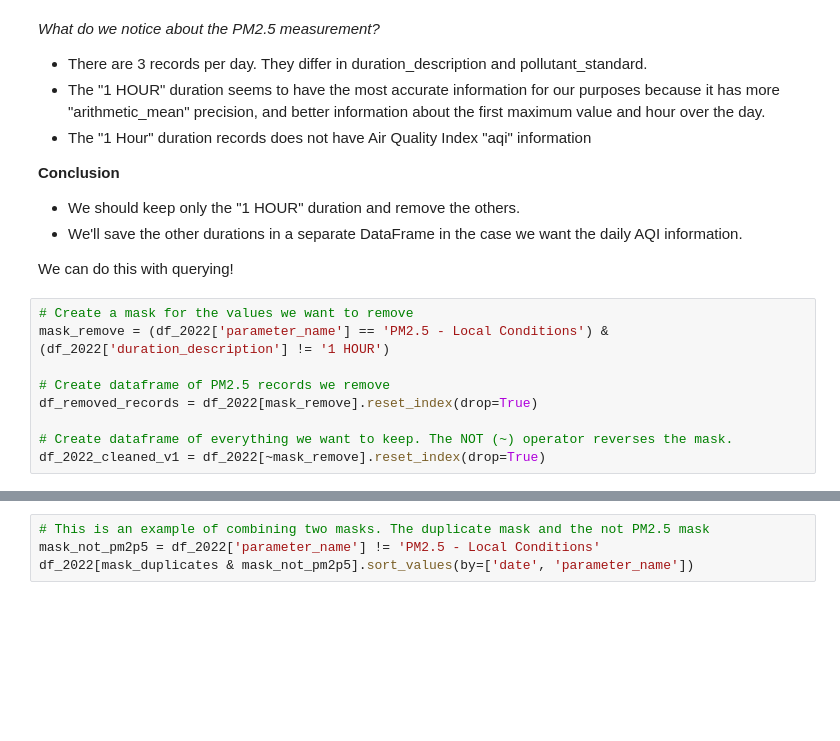
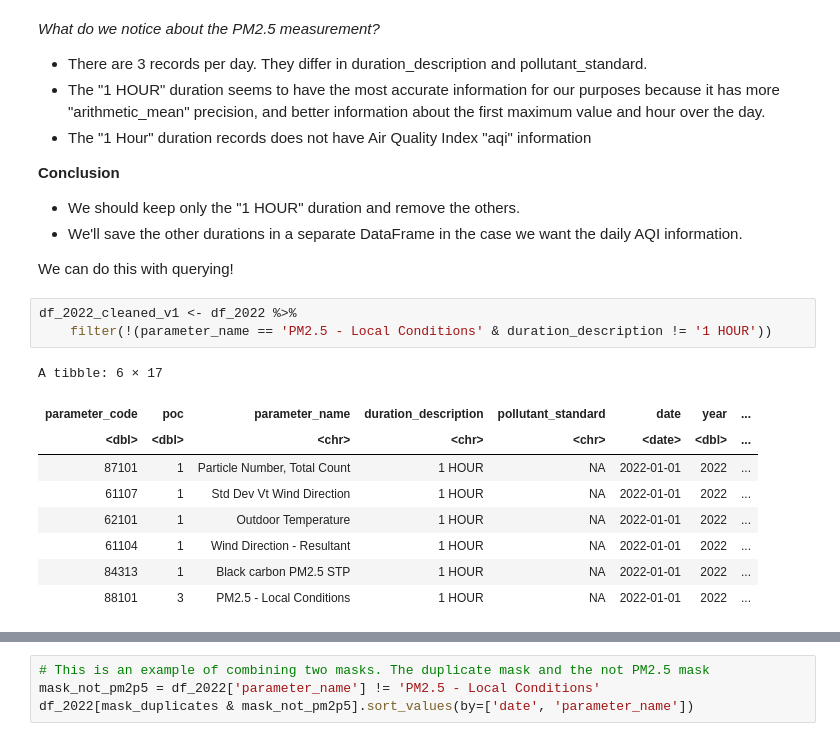
Before and after one commit to MPA-2065-FA24/mpa2065-fall2024, a Jupyter notebook: exploratory_data_analysis/notebooks/1.0-gtd-eda-walkthrough.ipynb, the cells around one changed output, grey strips where cells are left out. Cells and saved outputs as stored; diff of their text form; blank space fills up the shorter version.

```diff
--- a/exploratory_data_analysis/notebooks/1.0-gtd-eda-walkthrough.ipynb
+++ b/exploratory_data_analysis/notebooks/1.0-gtd-eda-walkthrough.ipynb
@@ -915,13 +922,17 @@ The PM2.5 measurment seems to have something different going on than the other d
 * We'll save the other durations in a separate DataFrame in the case we want the daily AQI information.
 
 We can do this with querying!
-# %%
-# Create a mask for the values we want to remove
-mask_remove = (df_2022['parameter_name'] == 'PM2.5 - Local Conditions') & (df_2022['duration_description'] != '1 HOUR')
-
-# Create dataframe of PM2.5 records we remove
-df_removed_records = df_2022[mask_remove].reset_index(drop=True)
-
-# Create dataframe of everything we want to keep. The NOT (~) operator reverses the mask.
-df_2022_cleaned_v1 = df_2022[~mask_remove].reset_index(drop=True)
+# %%
+df_2022_cleaned_v1 <- df_2022 %>%
+    filter(!(parameter_name == 'PM2.5 - Local Conditions' & duration_description != '1 HOUR'))
+# %% [output]
+A tibble: 6 × 17
+| parameter_code | poc | parameter_name | duration_description | pollutant_standard | date | year | ... |
+| <dbl> | <dbl> | <chr> | <chr> | <chr> | <date> | <dbl> | ... |
+| 87101 | 1 | Particle Number, Total Count | 1 HOUR | NA | 2022-01-01 | 2022 | ... |
+| 61107 | 1 | Std Dev Vt Wind Direction | 1 HOUR | NA | 2022-01-01 | 2022 | ... |
+| 62101 | 1 | Outdoor Temperature | 1 HOUR | NA | 2022-01-01 | 2022 | ... |
+| 61104 | 1 | Wind Direction - Resultant | 1 HOUR | NA | 2022-01-01 | 2022 | ... |
+| 84313 | 1 | Black carbon PM2.5 STP | 1 HOUR | NA | 2022-01-01 | 2022 | ... |
+| 88101 | 3 | PM2.5 - Local Conditions | 1 HOUR | NA | 2022-01-01 | 2022 | ... |
 # %%
```
Also changed, not shown: parts of 16 cells of this notebook.
